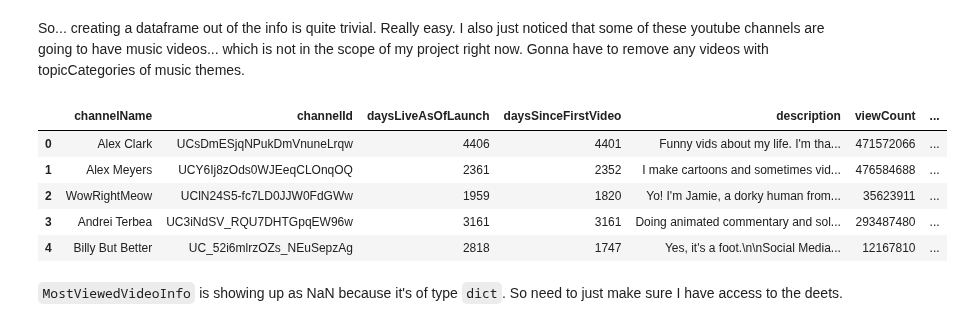
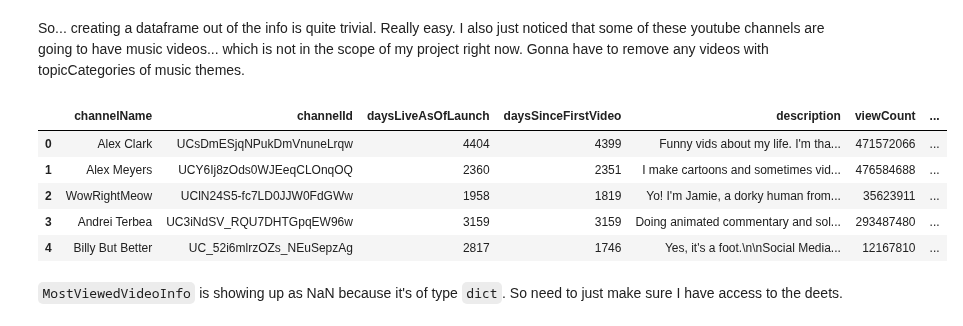
Before and after one commit to ojiwon-kenobi/youtuberChannels, a Jupyter notebook: dataProcessing.ipynb, the cells around one changed output. Saved outputs shown, nothing was run; the diff lists cells and outputs as text; code cells hidden in the pictures.

```diff
--- a/dataProcessing.ipynb
+++ b/dataProcessing.ipynb
@@ -215,7 +215,7 @@ for key, value in backend_purposes.items():
 with open('listOfVideoIds.json', 'w') as outfile:
     json.dump(listOfVideoIds, outfile)
 # %%
-REFERENCE_UTC_TIME_FOR_PUBLISH = datetime.now()#datetime(2021, 12, 14, 5, 2, 59, 166993)
+REFERENCE_UTC_TIME_FOR_PUBLISH = datetime(2021, 12, 24, 5, 2, 59, 166993)
 channelId_to_earliestVideoTimestamp_and_mostViewedVideo = {} # {channelId: {firstVideoTimestamp: <>, mostViewedVideoInfo: {}}}
 
 #channelId_to_representative_vid_and_first_vid
@@ -271,7 +271,7 @@ df
 # %% [markdown]
 So... creating a dataframe out of the info is quite trivial. Really easy. I also just noticed that some of these youtube channels are going to have music videos... which is not in the scope of my project right now. Gonna have to remove any videos with topicCategories of music themes.
 # %%
-REFERENCE_UTC_TIME_FOR_PUBLISH = datetime.now() #datetime(2021, 12, 14, 5, 2, 59, 166993)
+REFERENCE_UTC_TIME_FOR_PUBLISH = datetime(2021, 12, 24, 5, 2, 59, 166993)
 channelId_to_earliestVideoTimestamp_and_mostViewedVideo = {} # {channelId: {firstVideoTimestamp: <>, mostViewedVideoInfo: {}}}
 
 #channelId_to_representative_vid_and_first_vid
@@ -296,44 +296,44 @@ def try_parsing_date(text):
 #important. date ref is 12/11 because this is when I pulled this data.
 
 df = pd.read_json (r'channelListResponse.json')
-REFERENCE_UTC_NOW= datetime.now() #datetime(2021, 12, 12, 5, 2, 59, 166993)
+REFERENCE_UTC_NOW= datetime(2021, 12, 24, 5, 2, 59, 166993)
 channelInfo_master_df= pd.DataFrame()
 
 for index, row in df.iterrows():
     items=df['items'][index][0]
     snippet = items['snippet']
 
     title=snippet['title']
     channelId=items['id']
     publishedAt=snippet['publishedAt']
     description=snippet['description']
     viewCount=items['statistics']['viewCount']
     subscriberCount=items['statistics']['subscriberCount']
     videoCount=items['statistics']['videoCount']
     daysLive = pd.Timedelta(REFERENCE_UTC_NOW - try_parsing_date(publishedAt)).round('d').days
 
     data = {'channelName':title,
     'channelId': channelId,
     'daysLiveAsOfLaunch': daysLive,
     'daysSinceFirstVideo': channelId_to_earliestVideoTimestamp_and_mostViewedVideo[channelId]['daysSinceFirstVideo'].days,
     'description': description,
     'viewCount': int(viewCount),
     'subscriberCount': int(subscriberCount),
     'videoCount': int(videoCount),
     'firstUploadDate' : channelId_to_earliestVideoTimestamp_and_mostViewedVideo[channelId]['firstUploadDate'],
     'subscribersPerYearSinceFirstUpload' : float(int(subscriberCount)/(channelId_to_earliestVideoTimestamp_and_mostViewedVideo[channelId]['daysSinceFirstVideo'].days/365)),
     'viewCountPerYearSinceFirstUpload' : float(int(viewCount)/(channelId_to_earliestVideoTimestamp_and_mostViewedVideo[channelId]['daysSinceFirstVideo'].days/365)),
     }
     df_generated = pd.DataFrame(data, index=[index])
     channelInfo_master_df= channelInfo_master_df.append(df_generated)
 channelInfo_master_df.head()
 # %% [output]
 |  | channelName | channelId | daysLiveAsOfLaunch | daysSinceFirstVideo | description | viewCount | ... |
-| 0 | Alex Clark | UCsDmESjqNPukDmVnuneLrqw | 4406 | 4401 | Funny vids about my life. I'm tha... | 471572066 | ... |
-| 1 | Alex Meyers | UCY6Ij8zOds0WJEeqCLOnqOQ | 2361 | 2352 | I make cartoons and sometimes vid... | 476584688 | ... |
-| 2 | WowRightMeow | UClN24S5-fc7LD0JJW0FdGWw | 1959 | 1820 | Yo! I'm Jamie, a dorky human from... | 35623911 | ... |
-| 3 | Andrei Terbea | UC3iNdSV_RQU7DHTGpqEW96w | 3161 | 3161 | Doing animated commentary and sol... | 293487480 | ... |
-| 4 | Billy But Better | UC_52i6mlrzOZs_NEuSepzAg | 2818 | 1747 | Yes, it's a foot.\n\nSocial Media... | 12167810 | ... |
+| 0 | Alex Clark | UCsDmESjqNPukDmVnuneLrqw | 4404 | 4399 | Funny vids about my life. I'm tha... | 471572066 | ... |
+| 1 | Alex Meyers | UCY6Ij8zOds0WJEeqCLOnqOQ | 2360 | 2351 | I make cartoons and sometimes vid... | 476584688 | ... |
+| 2 | WowRightMeow | UClN24S5-fc7LD0JJW0FdGWw | 1958 | 1819 | Yo! I'm Jamie, a dorky human from... | 35623911 | ... |
+| 3 | Andrei Terbea | UC3iNdSV_RQU7DHTGpqEW96w | 3159 | 3159 | Doing animated commentary and sol... | 293487480 | ... |
+| 4 | Billy But Better | UC_52i6mlrzOZs_NEuSepzAg | 2817 | 1746 | Yes, it's a foot.\n\nSocial Media... | 12167810 | ... |
 # %%
 with open("channelHolisticInfo.json", 'w') as f:
     json.dump(channelInfo_master_df.to_dict(), f)
```
Also changed, not shown: parts of 3 cells of this notebook, 2 other files.
